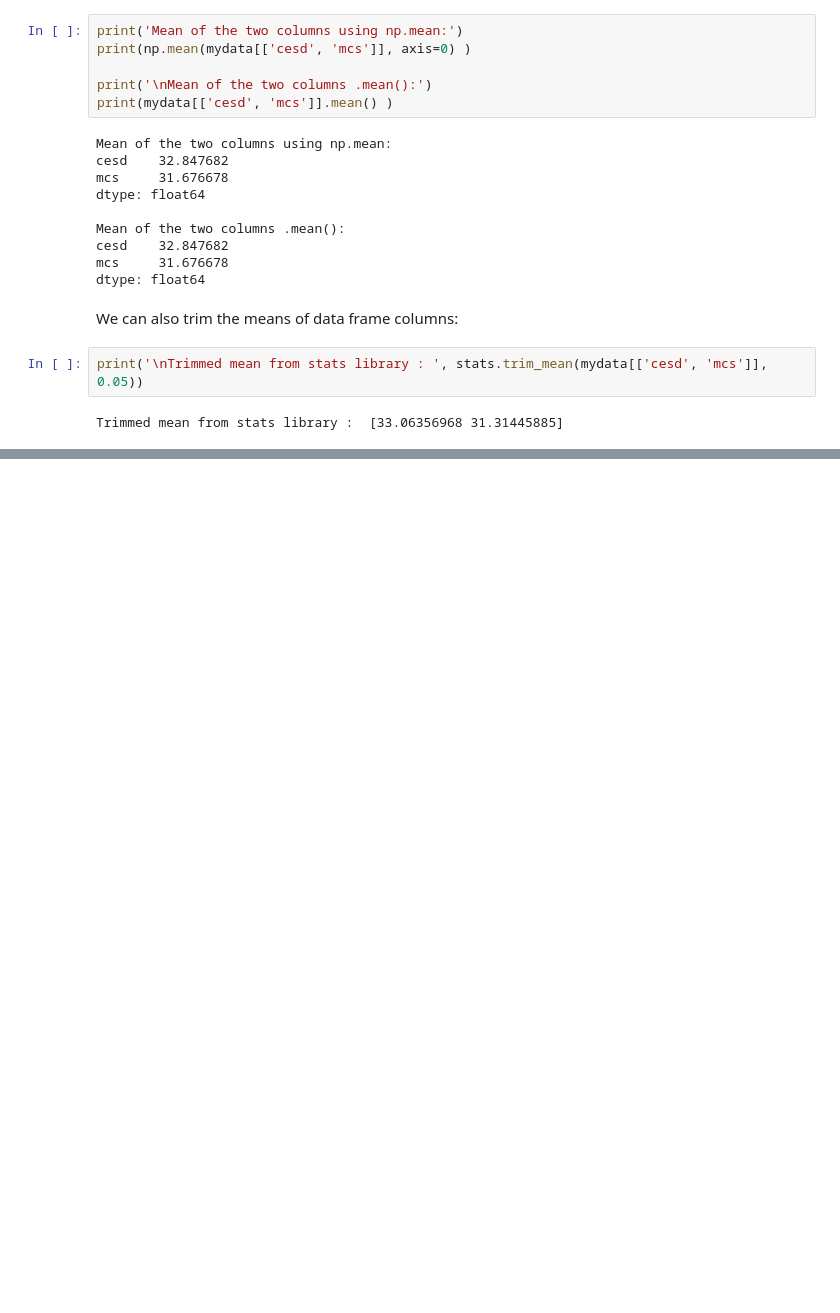
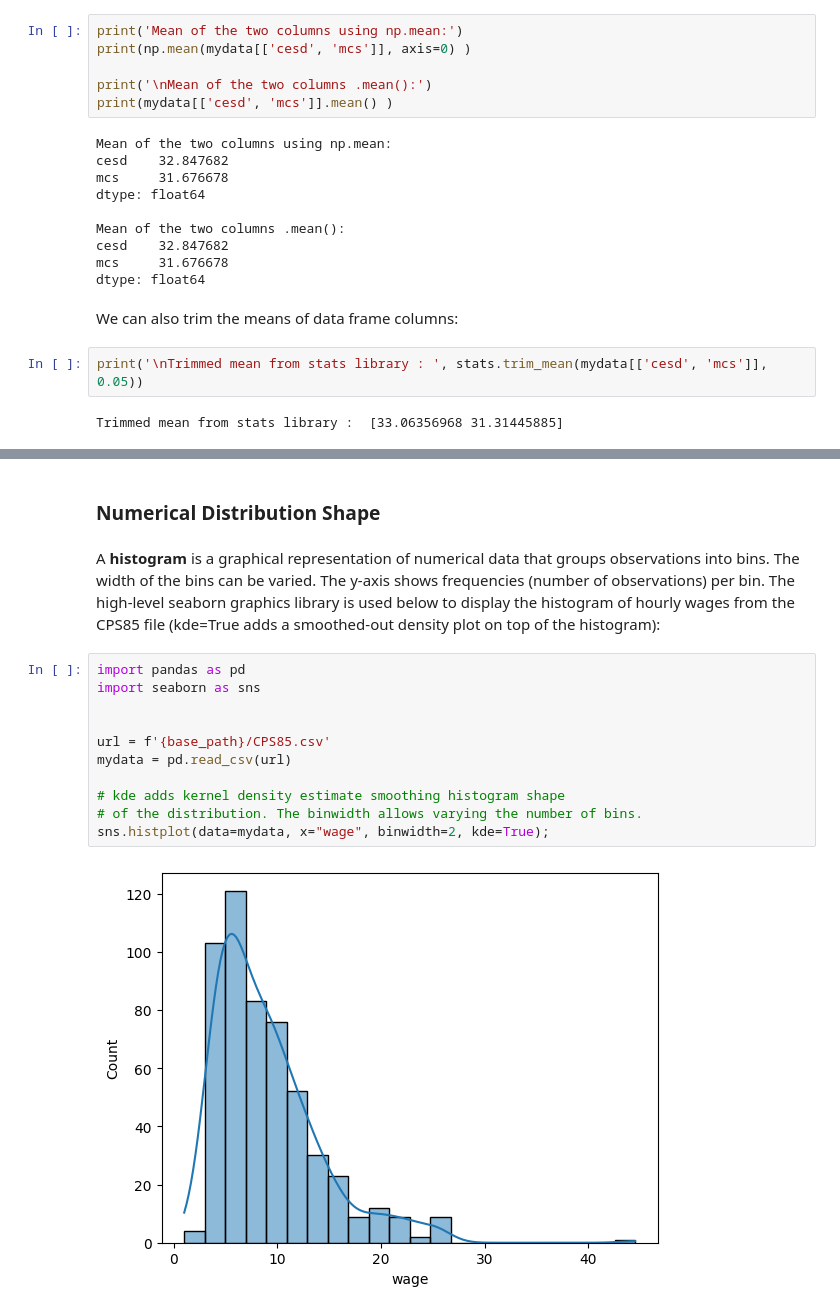
Before and after one commit to rezahabibi96/GitBook, a Jupyter notebook: books/applied-statistics-with-python/ch-2.ipynb, the cells around one changed output, grey strips where cells are left out. Drawn from its saved outputs; the diff is of its cells as text; blank space fills up the shorter version.

```diff
--- a/books/applied-statistics-with-python/ch-2.ipynb
+++ b/books/applied-statistics-with-python/ch-2.ipynb
@@ -108,0 +125,17 @@ Trimmed mean from stats library :  [33.06356968 31.31445885]
+# %% [markdown]
+### Numerical Distribution Shape
+# %% [markdown]
+A **histogram** is a graphical representation of numerical data that groups observations into bins. The width of the bins can be varied. The y-axis shows frequencies (number of observations) per bin. The high-level seaborn graphics library is used below to display the histogram of hourly wages from the CPS85 file (kde=True adds a smoothed-out density plot on top of the histogram):
+# %%
+import pandas as pd
+import seaborn as sns
+
+
+url = f'{base_path}/CPS85.csv'
+mydata = pd.read_csv(url)
+
+# kde adds kernel density estimate smoothing histogram shape
+# of the distribution. The binwidth allows varying the number of bins.
+sns.histplot(data=mydata, x="wage", binwidth=2, kde=True);
+# %% [output]
+[figure, added]
```
Also changed, not shown: parts of 71 cells of this notebook, 24 other files.
